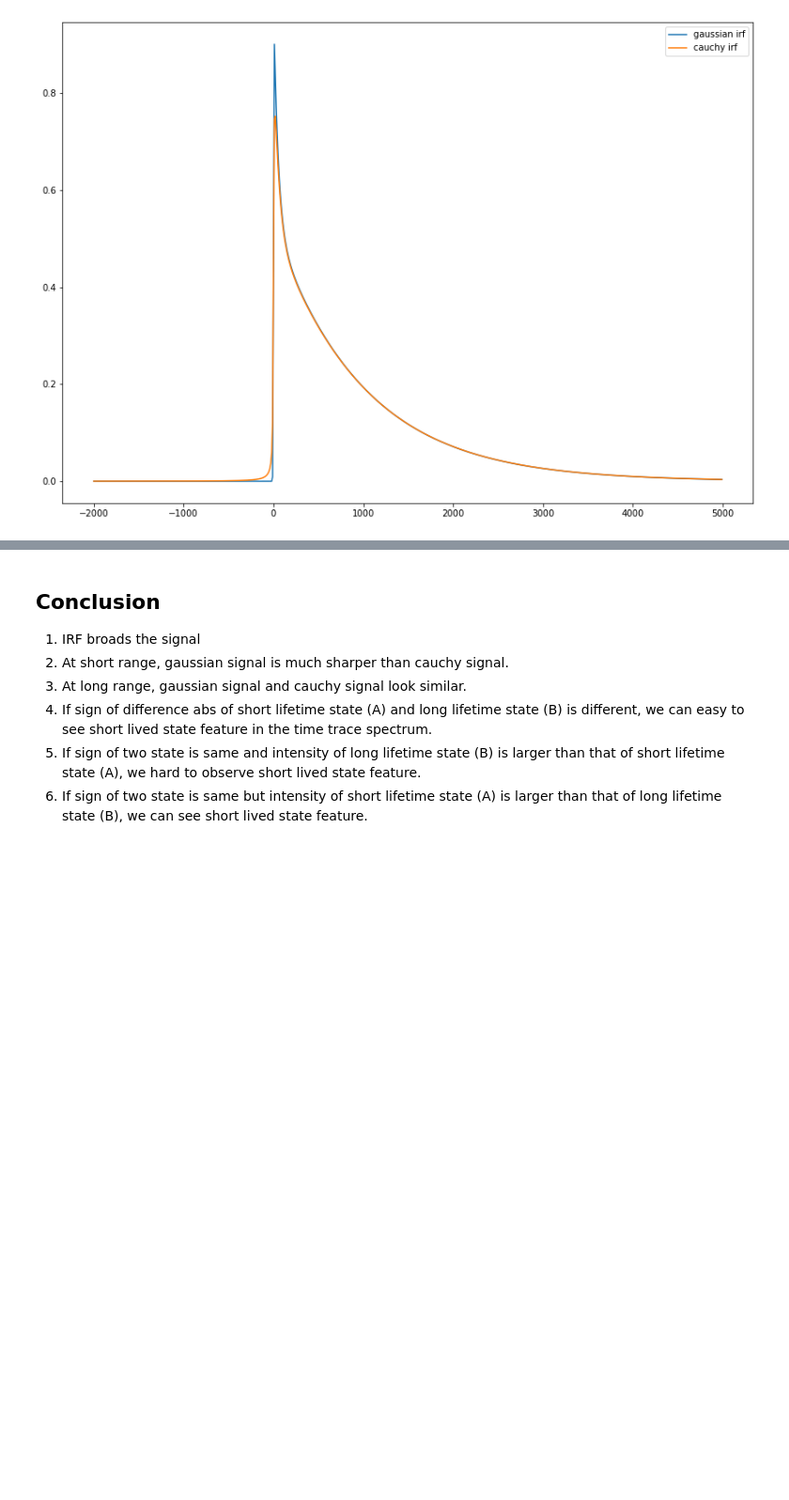
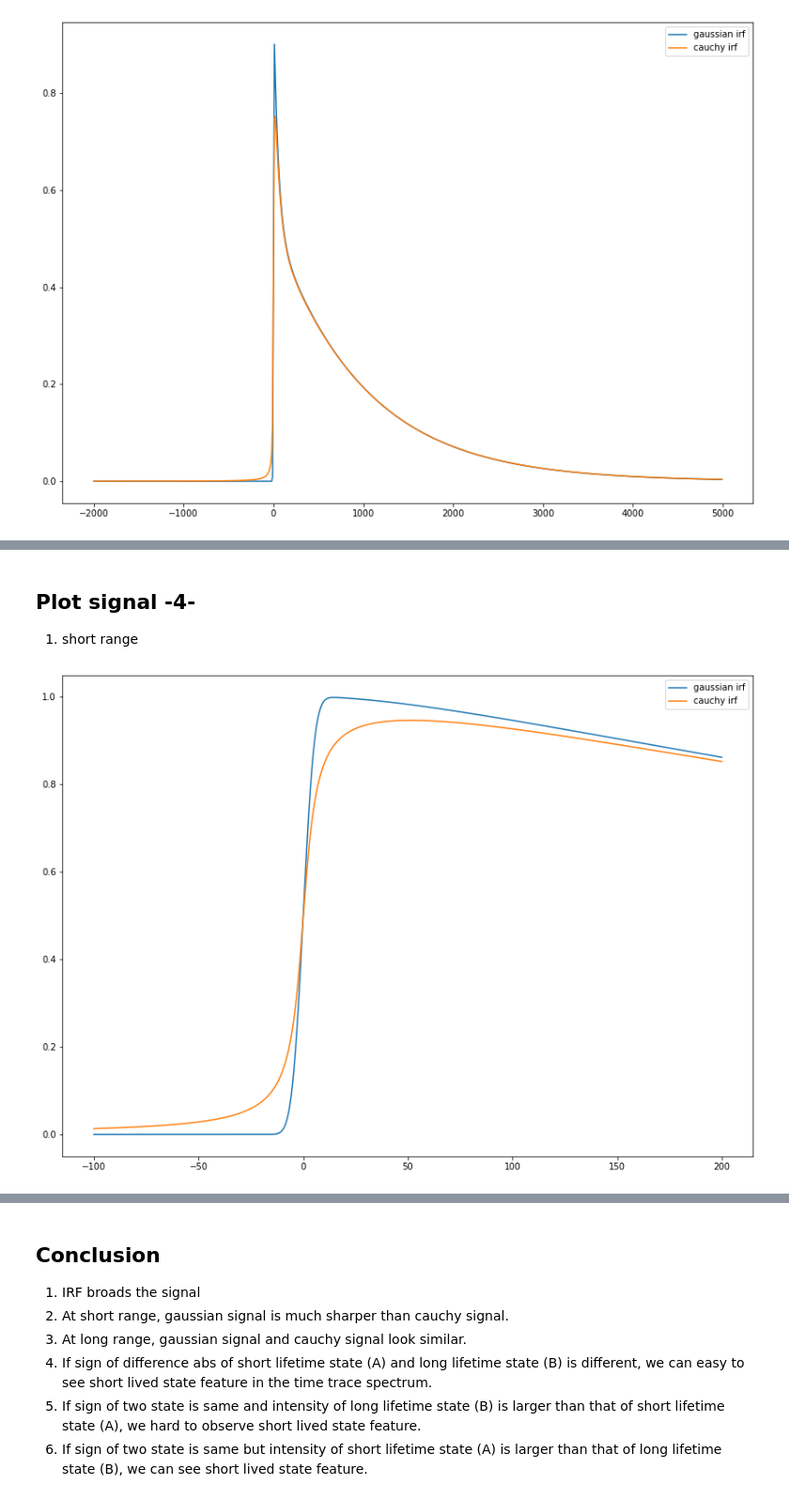
Before and after one commit to pistack/TRXASprefitpack-example, a Jupyter notebook: Rate_eq.ipynb, the cells around one changed output, grey strips where cells are left out. Shown at 94% size. Cells and saved outputs as stored; diff of their text form; code cells hidden in the pictures; blank space fills up the shorter version.

```diff
--- a/Rate_eq.ipynb
+++ b/Rate_eq.ipynb
@@ -280,0 +288,19 @@ plt.show()
+# %%
+diff_abs = [1, # A state
+            1, # B state
+            0, # ground state
+           ]
+y_short_gau = rate_eq_conv(t_short, fwhm, diff_abs, eigval, V, c, irf = 'g')
+y_long_gau = rate_eq_conv(t_long, fwhm, diff_abs, eigval, V, c, irf = 'g')
+y_short_cauchy = rate_eq_conv(t_short, fwhm, diff_abs, eigval, V, c, irf = 'c')
+y_long_cauchy = rate_eq_conv(t_long, fwhm, diff_abs, eigval, V, c, irf = 'c')
+# %% [markdown]
+## Plot signal -4-
+1. short range
+# %%
+plt.plot(t_short, y_short_gau, label='gaussian irf')
+plt.plot(t_short, y_short_cauchy, label='cauchy irf')
+plt.legend()
+plt.show()
+# %% [output]
+[figure, added]
```
Also changed, not shown: parts of 4 cells of this notebook, 5 other files.
